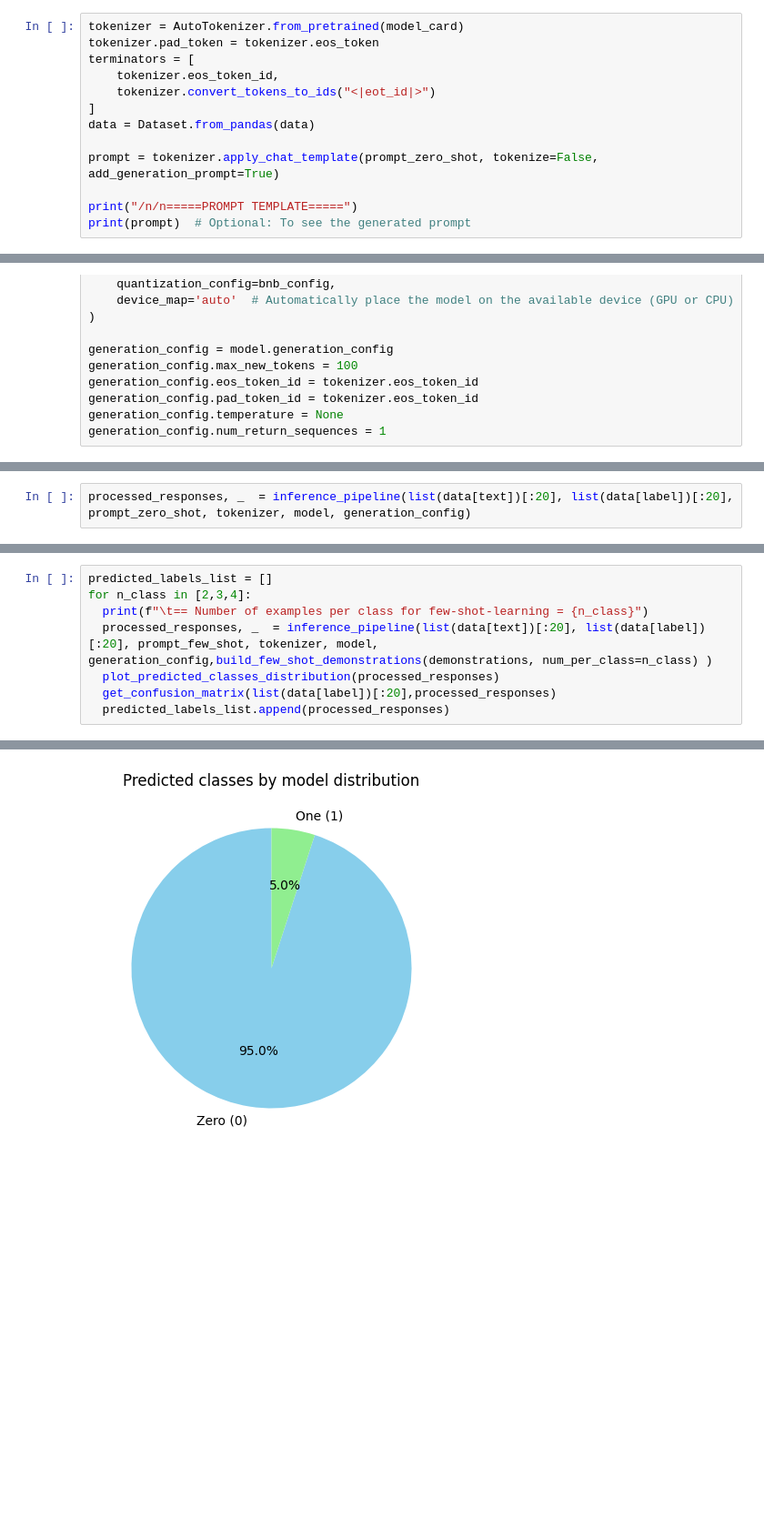
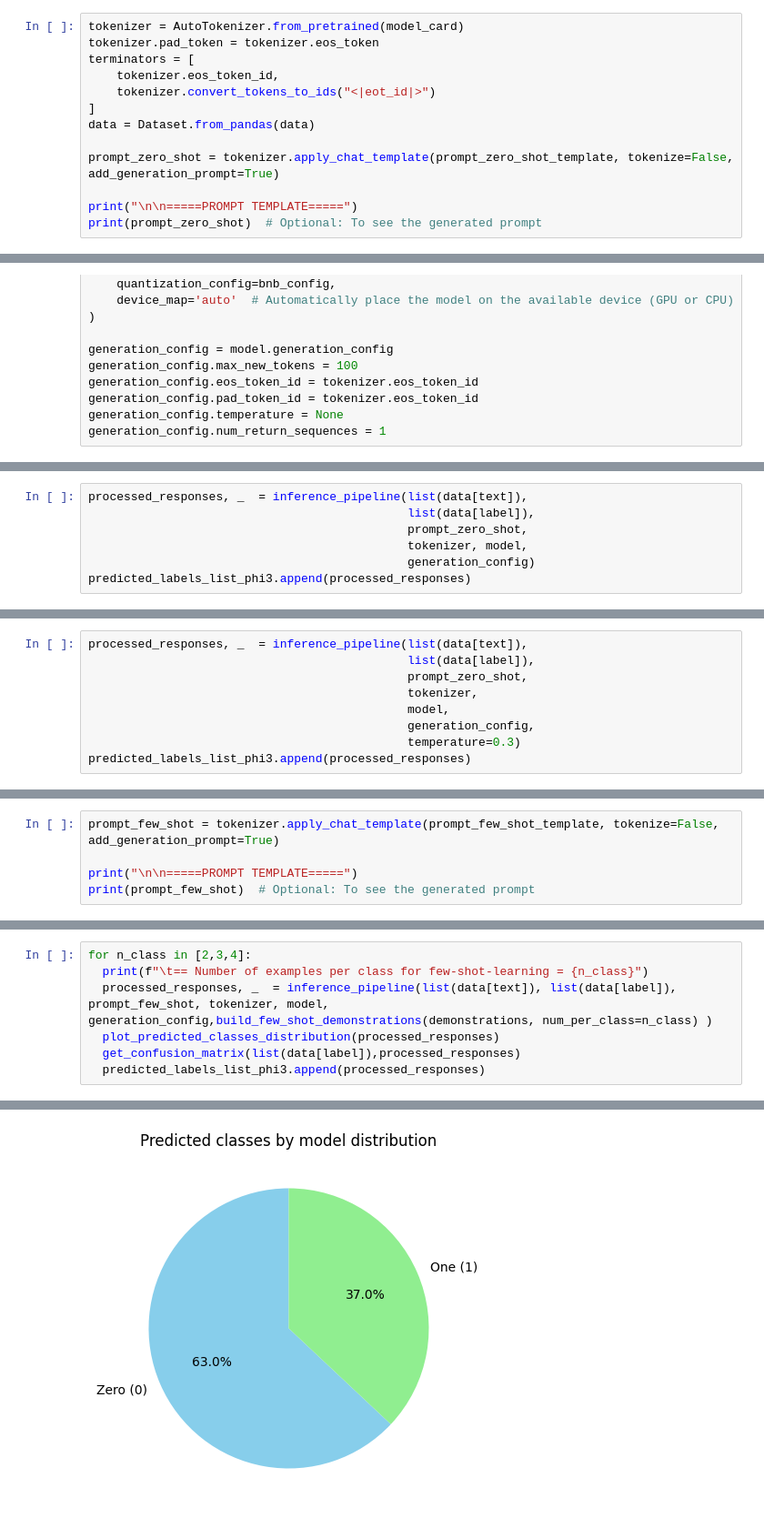
Before and after one commit to SangioAI/NLP_Assignments, a Jupyter notebook: assignment2.ipynb, the cells around one changed output, grey strips where cells are left out. Shown at 91% size. Cells and saved outputs as stored; diff of their text form; blank space fills up the shorter version.

```diff
--- a/assignment2.ipynb
+++ b/assignment2.ipynb
@@ -626,8 +668,8 @@ terminators = [
 ]
 data = Dataset.from_pandas(data)
 
-prompt = tokenizer.apply_chat_template(prompt_zero_shot, tokenize=False, add_generation_prompt=True)
+prompt_zero_shot = tokenizer.apply_chat_template(prompt_zero_shot_template, tokenize=False, add_generation_prompt=True)
 
-print("/n/n=====PROMPT TEMPLATE=====")
-print(prompt)  # Optional: To see the generated prompt
+print("\n\n=====PROMPT TEMPLATE=====")
+print(prompt_zero_shot)  # Optional: To see the generated prompt
 # %% [output]
@@ -657,3 +711,8 @@ generation_config.num_return_sequences = 1
 # %%
-processed_responses, _  = inference_pipeline(list(data[text])[:20], list(data[label])[:20], prompt_zero_shot, tokenizer, model, generation_config)
+processed_responses, _  = inference_pipeline(list(data[text]),
+                                             list(data[label]),
+                                             prompt_zero_shot,
+                                             tokenizer, model,
+                                             generation_config)
+predicted_labels_list_phi3.append(processed_responses)
 # %% [output]
@@ -667,0 +730,9 @@ get_confusion_matrix(list(data[label])[:20],processed_responses)
+# %%
+processed_responses, _  = inference_pipeline(list(data[text]),
+                                             list(data[label]),
+                                             prompt_zero_shot,
+                                             tokenizer,
+                                             model,
+                                             generation_config,
+                                             temperature=0.3)
+predicted_labels_list_phi3.append(processed_responses)
@@ -669,0 +751,5 @@ get_confusion_matrix(list(data[label])[:20],processed_responses)
+# %%
+prompt_few_shot = tokenizer.apply_chat_template(prompt_few_shot_template, tokenize=False, add_generation_prompt=True)
+
+print("\n\n=====PROMPT TEMPLATE=====")
+print(prompt_few_shot)  # Optional: To see the generated prompt
@@ -695,11 +797,10 @@ Execution time: 8.726813 seconds
 Response by model: 0
 # %%
-predicted_labels_list = []
 for n_class in [2,3,4]:
   print(f"\t== Number of examples per class for few-shot-learning = {n_class}")
-  processed_responses, _  = inference_pipeline(list(data[text])[:20], list(data[label])[:20], prompt_few_shot, tokenizer, model, generation_config,build_few_shot_demonstrations(demonstrations, num_per_class=n_class) )
+  processed_responses, _  = inference_pipeline(list(data[text]), list(data[label]), prompt_few_shot, tokenizer, model, generation_config,build_few_shot_demonstrations(demonstrations, num_per_class=n_class) )
   plot_predicted_classes_distribution(processed_responses)
-  get_confusion_matrix(list(data[label])[:20],processed_responses)
-  predicted_labels_list.append(processed_responses)
+  get_confusion_matrix(list(data[label]),processed_responses)
+  predicted_labels_list_phi3.append(processed_responses)
 # %% [output]
         == Number of examples per class for few-shot-learning = 2
@@ -713 +816 @@ Execution time: 165.875926 seconds
-[figure, old version]
+[figure, new version]
```
Also changed, not shown: parts of 37 cells of this notebook.
